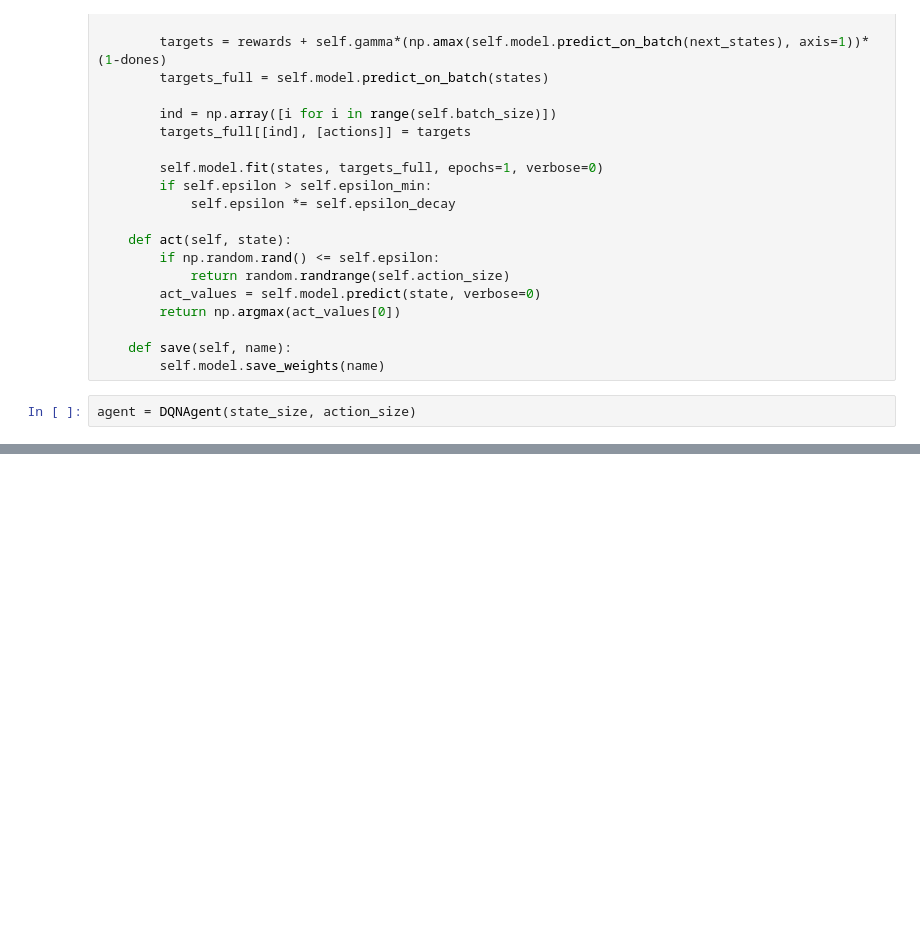
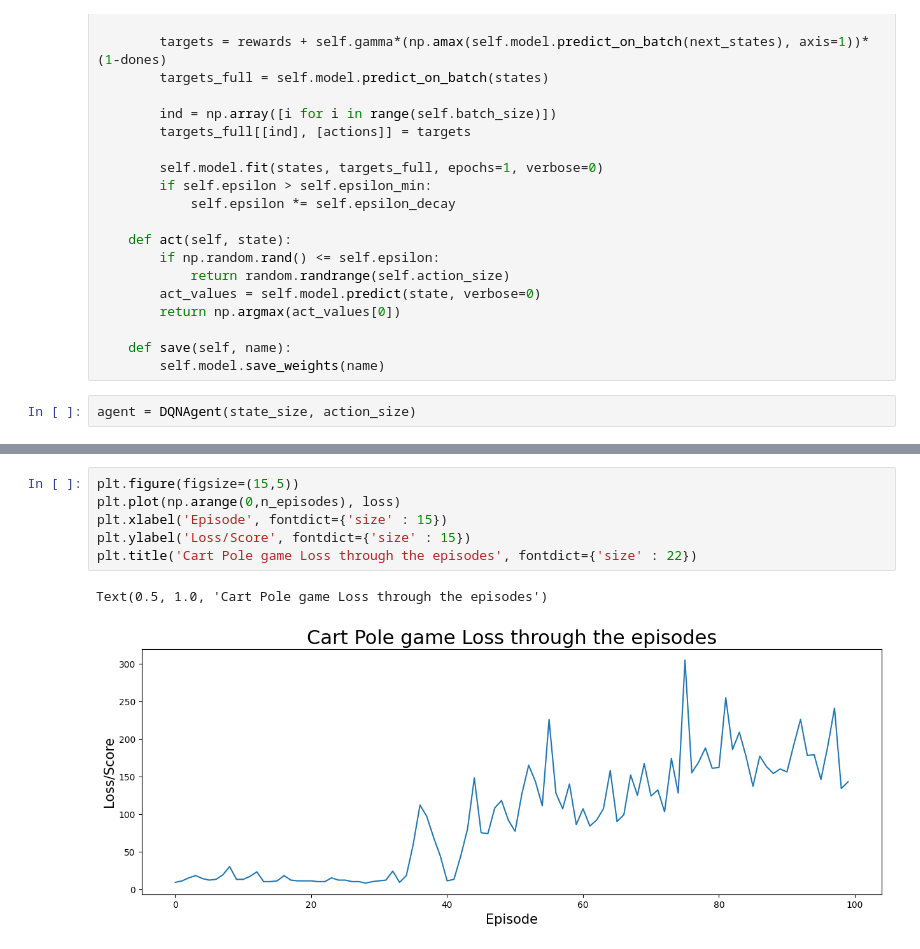
Before and after one commit to hristo-darlyanov/Cart-Pole-Game, a Jupyter notebook: CartPoleGame.ipynb, the cells around one changed output, grey strips where cells are left out. Saved outputs shown, nothing was run; the diff lists cells and outputs as text; blank space fills up the shorter version.

Commit message:
Model training and visualization

```diff
--- a/CartPoleGame.ipynb
+++ b/CartPoleGame.ipynb
@@ -113,0 +123,9 @@ KeyboardInterrupt:
+# %%
+plt.figure(figsize=(15,5))
+plt.plot(np.arange(0,n_episodes), loss)
+plt.xlabel('Episode', fontdict={'size' : 15})
+plt.ylabel('Loss/Score', fontdict={'size' : 15})
+plt.title('Cart Pole game Loss through the episodes', fontdict={'size' : 22})
+# %% [output]
+Text(0.5, 1.0, 'Cart Pole game Loss through the episodes')
+[figure, added]
```
Also changed, not shown: parts of 1 cell of this notebook.
